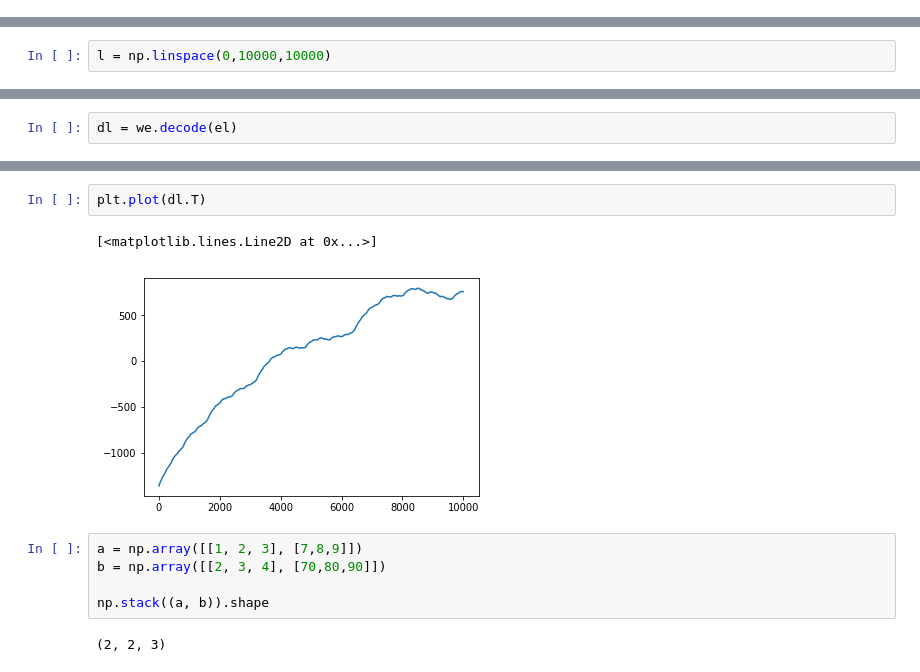
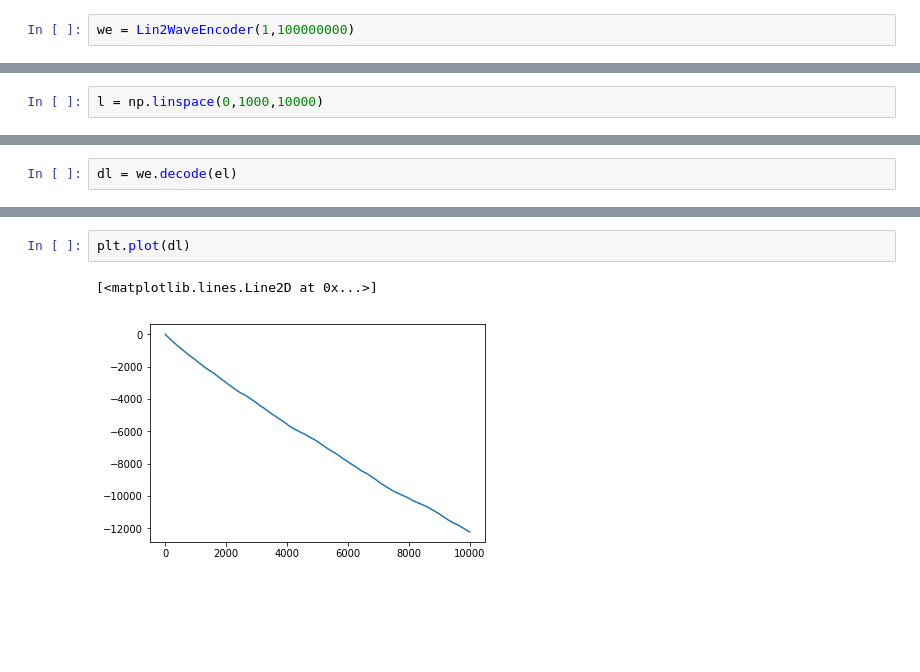
Before and after one commit to leomrocha/minibrain, a Jupyter notebook: predictors/sequence/midi_encoding.ipynb, the cells around one changed output, grey strips where cells are left out. Saved outputs shown, nothing was run; the diff lists cells and outputs as text; blank space fills up the shorter version.

```diff
--- a/predictors/sequence/midi_encoding.ipynb
+++ b/predictors/sequence/midi_encoding.ipynb
@@ -291,0 +329,2 @@ we = WaveEncoder(5,10000)
+# %%
+we = Lin2WaveEncoder(1,100000000)
@@ -292,5 +333,5 @@ we = WaveEncoder(5,10000)
 # %%
-l = np.linspace(0,10000,10000)
+l = np.linspace(0,1000,10000)
 # %%
 import matplotlib.pyplot as plt
 %matplotlib inline
@@ -314,12 +355,5 @@ dl.shape
 # %%
-plt.plot(dl.T)
+plt.plot(dl)
 # %% [output]
 [<matplotlib.lines.Line2D at 0x...>]
-[figure, old version]
+[figure, new version]
-# %%
-a = np.array([[1, 2, 3], [7,8,9]])
-b = np.array([[2, 3, 4], [70,80,90]])
-
-np.stack((a, b)).shape
-# %% [output]
-(2, 2, 3)
```
Also changed, not shown: parts of 36 cells of this notebook, 2 other files.
